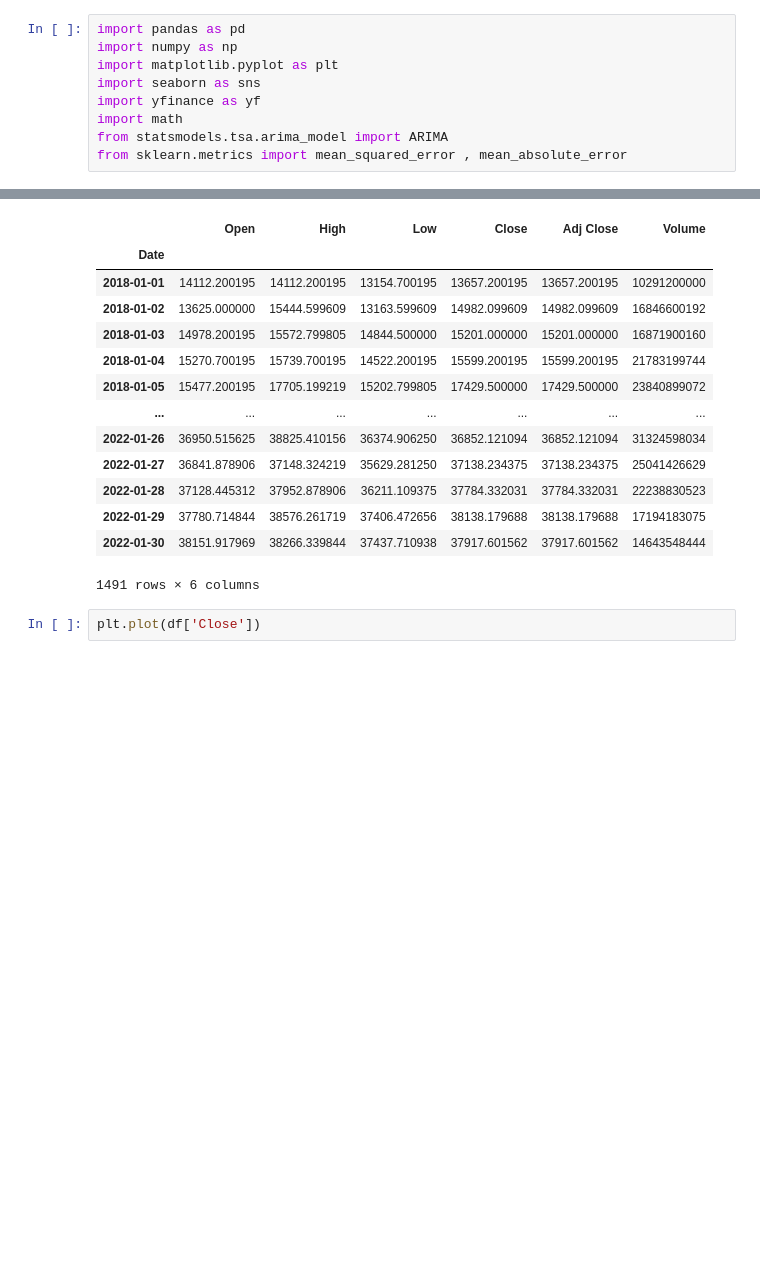
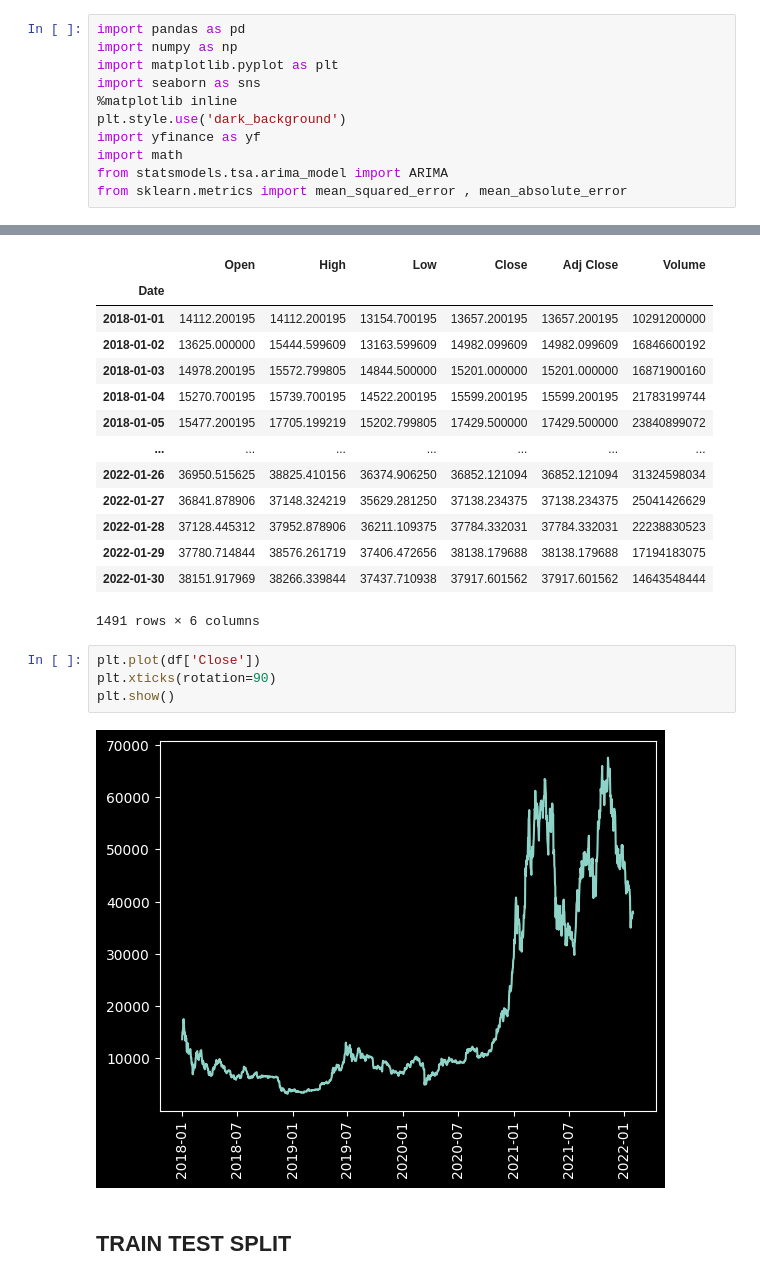
Before and after one commit to sksarvesh007/bitcoin-ARIMA-model, a Jupyter notebook: ARIMA.ipynb, the cells around one changed output, grey strips where cells are left out. Cells and saved outputs as stored; diff of their text form; blank space fills up the shorter version.

```diff
--- a/ARIMA.ipynb
+++ b/ARIMA.ipynb
@@ -5,6 +5,8 @@ import pandas as pd
 import numpy as np
 import matplotlib.pyplot as plt
 import seaborn as sns
+%matplotlib inline
+plt.style.use('dark_background')
 import yfinance as yf
 import math
 from statsmodels.tsa.arima_model import ARIMA
@@ -34,3 +36,9 @@ df
 1491 rows × 6 columns
 # %%
 plt.plot(df['Close'])
+plt.xticks(rotation=90)
+plt.show()
+# %% [output]
+[figure, added]
+# %% [markdown]
+## TRAIN TEST SPLIT
```
Also changed, not shown: parts of 8 cells of this notebook, 1 other file.
